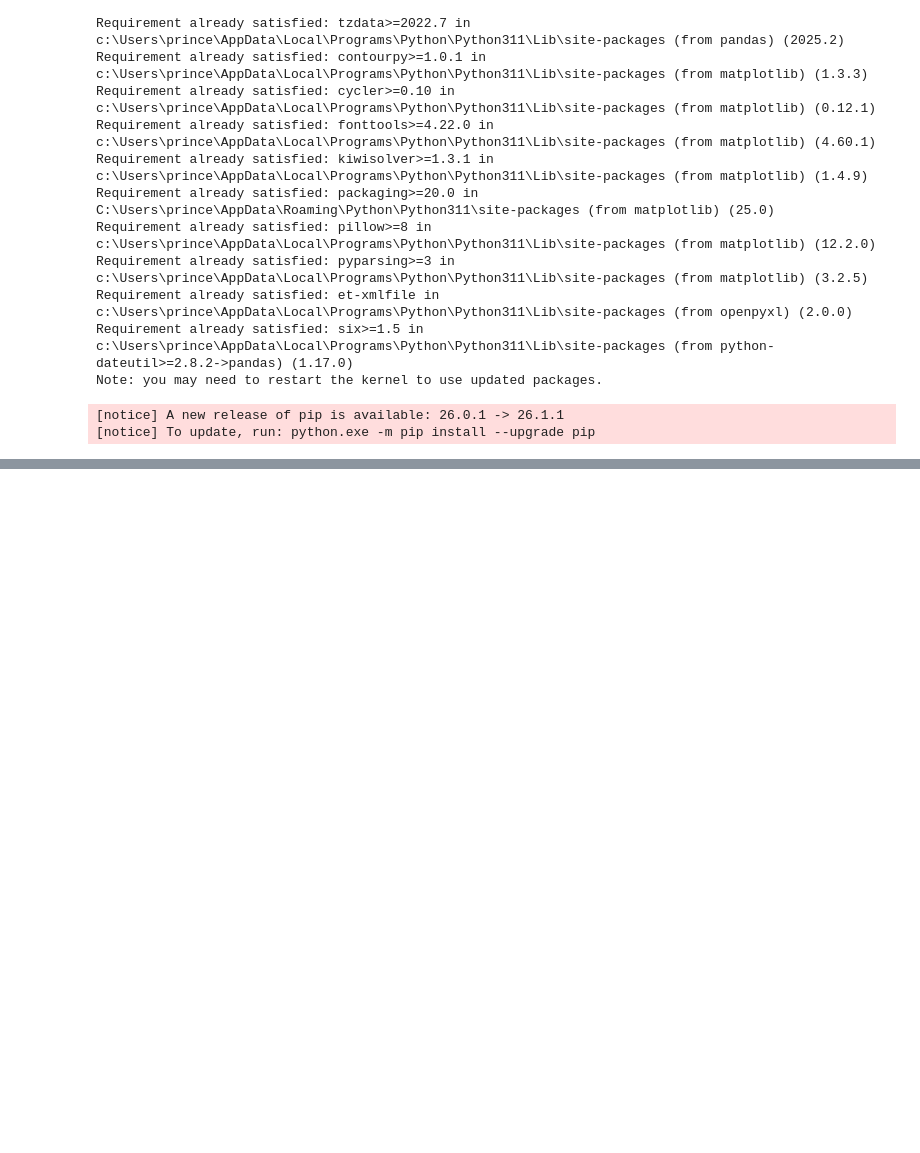
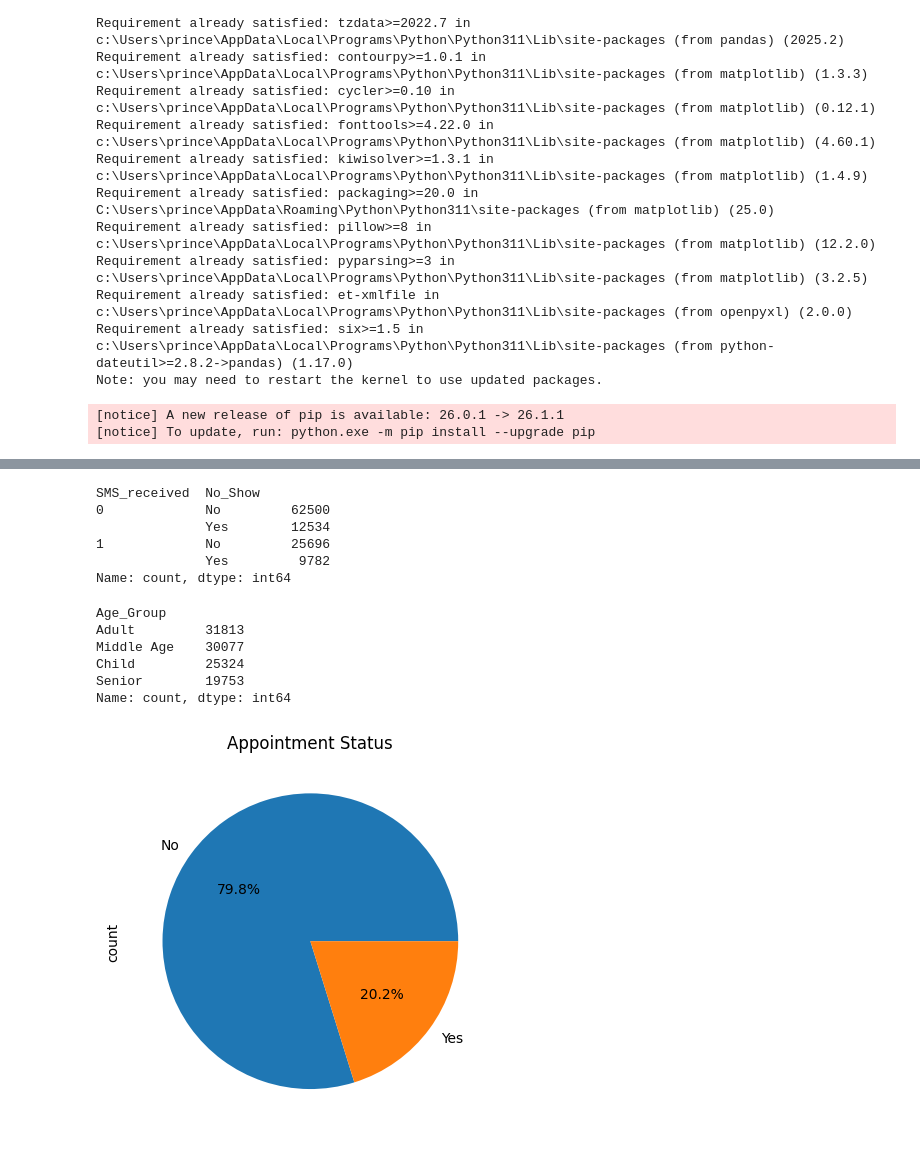
Before and after one commit to pm2k04/DATASK, a Jupyter notebook: da task.ipynb, the cells around one changed output, grey strips where cells are left out. Saved outputs shown, nothing was run; the diff lists cells and outputs as text; code cells hidden in the pictures; blank space fills up the shorter version.

```diff
--- a/da task.ipynb
+++ b/da task.ipynb
@@ -22,0 +103,5 @@ Note: you may need to restart the kernel to use updated packages.
+# %%
+df["ScheduledDay"] = pd.to_datetime(df["ScheduledDay"])
+df["AppointmentDay"] = pd.to_datetime(df["AppointmentDay"])
+# %%
+df["Gender"] = df["Gender"].str.capitalize()
@@ -22,0 +112,2 @@ Note: you may need to restart the kernel to use updated packages.
+# %%
+df.rename(columns={"No-show":"No_Show"}, inplace=True)
@@ -22,0 +167,24 @@ Note: you may need to restart the kernel to use updated packages.
+# %%
+print(df.groupby("SMS_received")["No_Show"].value_counts())
+# %% [output]
+SMS_received  No_Show
+0             No         62500
+              Yes        12534
+1             No         25696
+              Yes         9782
+Name: count, dtype: int64
+# %%
+bins = [0,18,40,60,100]
+
+labels = ["Child","Adult","Middle Age","Senior"]
+
+df["Age_Group"] = pd.cut(df["Age"], bins=bins, labels=labels)
+# %%
+print(df["Age_Group"].value_counts())
+# %% [output]
+Age_Group
+Adult         31813
+Middle Age    30077
+Child         25324
+Senior        19753
+Name: count, dtype: int64
@@ -22,0 +193,8 @@ Note: you may need to restart the kernel to use updated packages.
+# %%
+df["No_Show"].value_counts().plot(kind="pie", autopct="%1.1f%%")
+
+plt.title("Appointment Status")
+
+plt.show()
+# %% [output]
+[figure, added]
```
Also changed, not shown: parts of 22 cells of this notebook.
